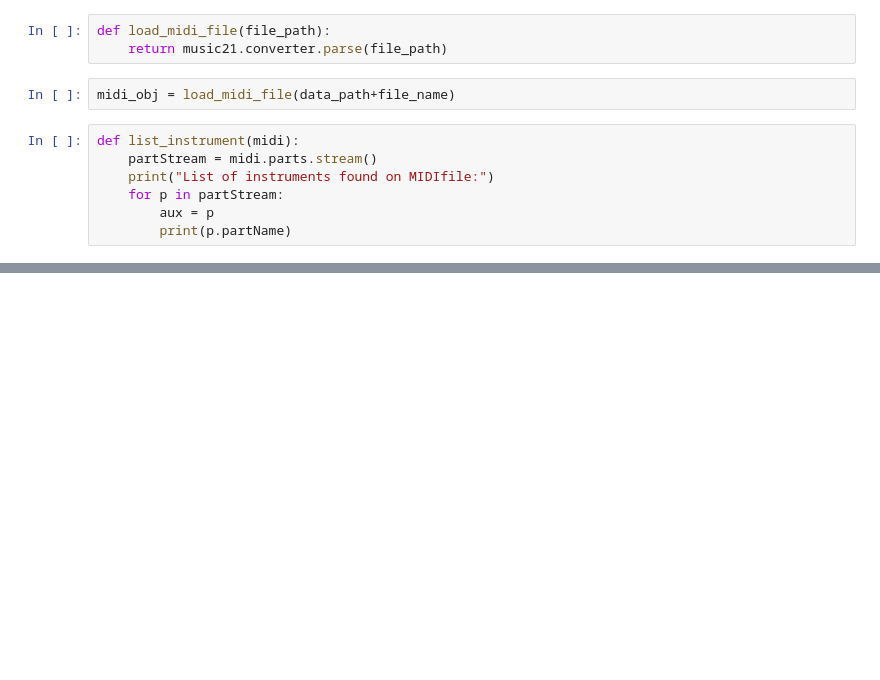
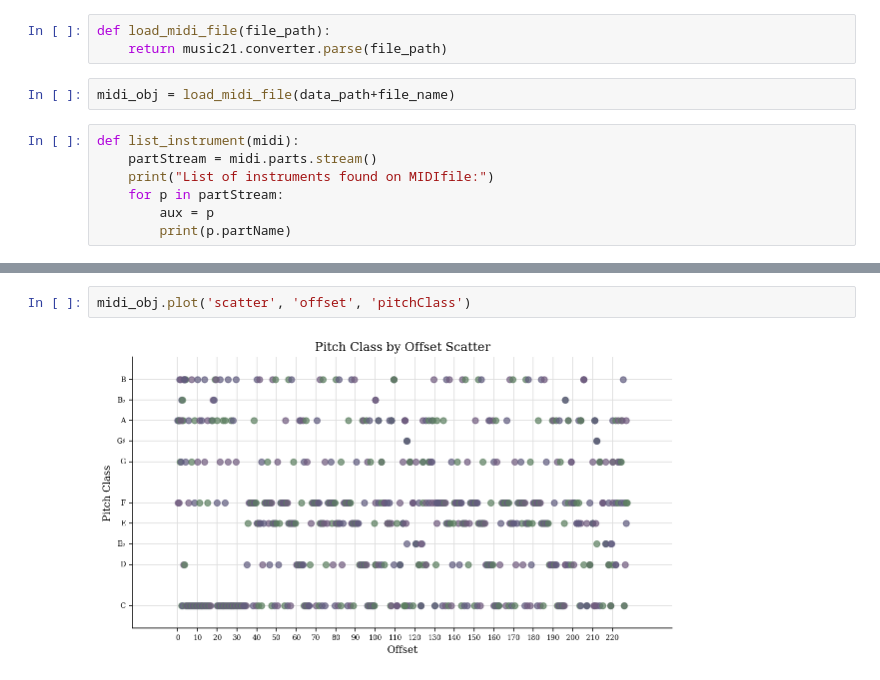
Before and after one commit to JDhyeok/music-composition, a Jupyter notebook: src/midiAnalysis.ipynb, the cells around one changed output, grey strips where cells are left out. Drawn from its saved outputs; the diff is of its cells as text; blank space fills up the shorter version.

```diff
--- a/src/midiAnalysis.ipynb
+++ b/src/midiAnalysis.ipynb
@@ -125,0 +100,4 @@ print_parts_countour(midi_obj.measures(0, 6))
+# %%
+midi_obj.plot('scatter', 'offset', 'pitchClass')
+# %% [output]
+[figure, added]
```
Also changed, not shown: parts of 9 cells of this notebook, 1 other file.
